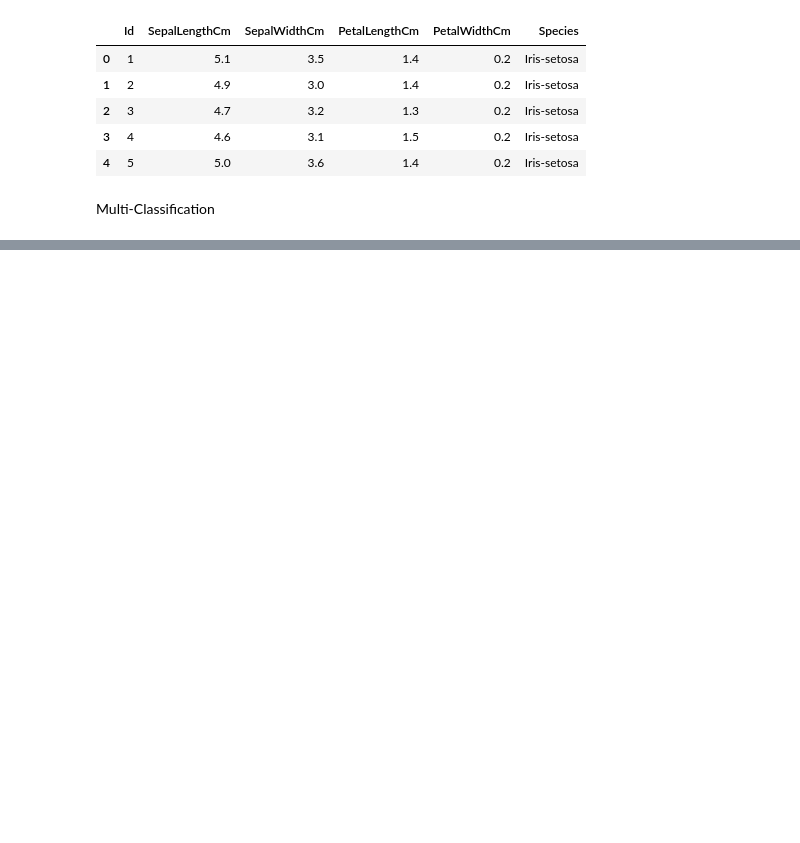
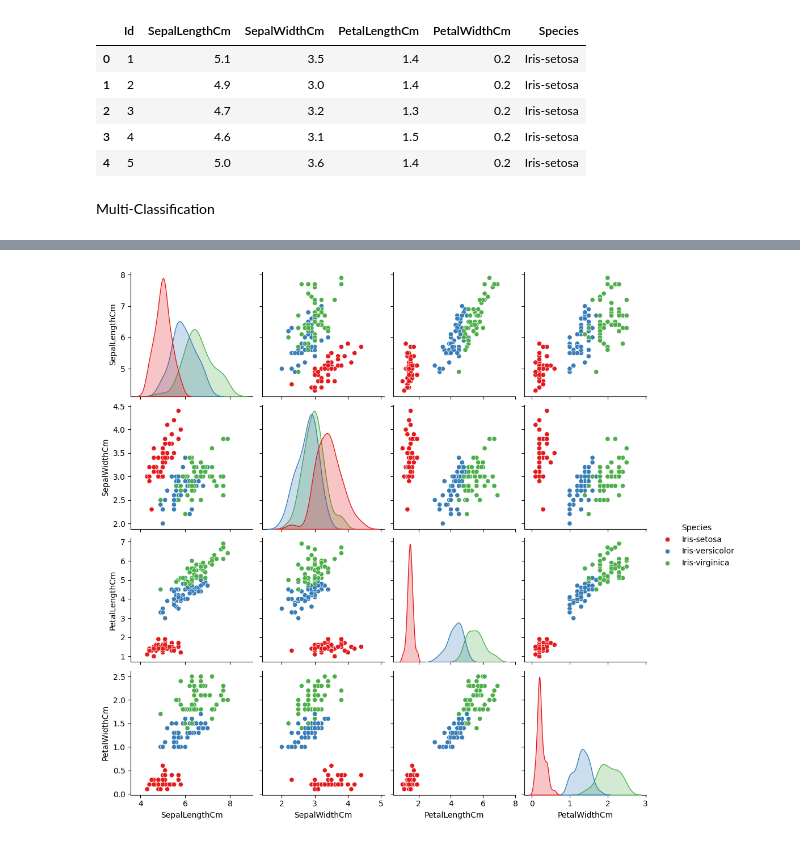
Before and after one commit to PoojaKuniyal/CircleCI, a Jupyter notebook: notebook/iris.ipynb, the cells around one changed output, grey strips where cells are left out. Drawn from its saved outputs; the diff is of its cells as text; code cells hidden in the pictures; blank space fills up the shorter version.

```diff
--- a/notebook/iris.ipynb
+++ b/notebook/iris.ipynb
@@ -36,0 +79,6 @@ plt.show()
+# %%
+df.drop("Id", axis=1, inplace=True)
+# %%
+sns.pairplot(df,hue="Species", palette="Set1");
+# %% [output]
+[figure, added]
```
Also changed, not shown: parts of 25 cells of this notebook.
